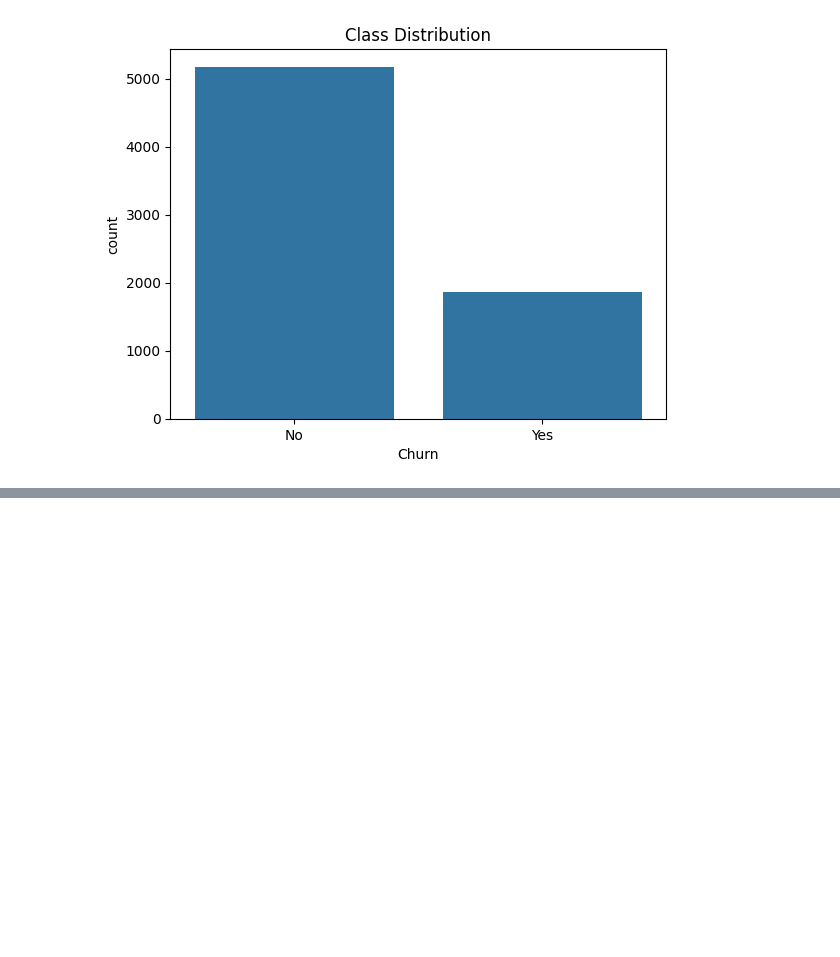
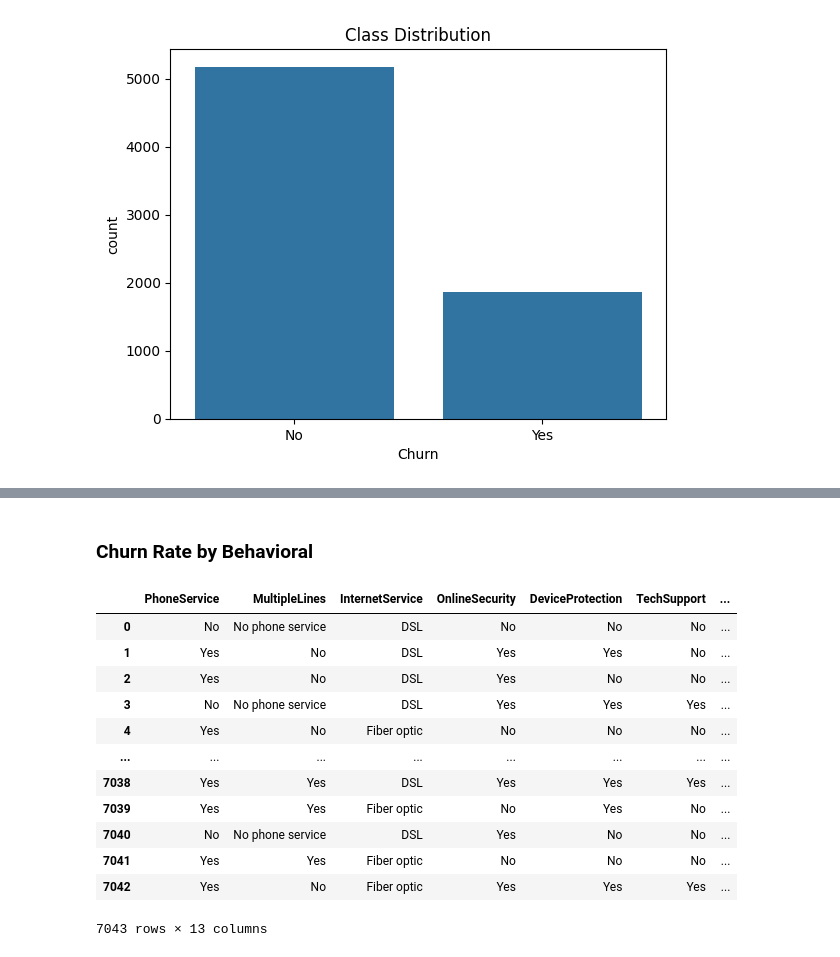
Before and after one commit to vishwajayawickrama/Telco-Customer-Churn-Prediction, a Jupyter notebook: Explorarity_Data_Analysis/1_class_imbalance_analysis.ipynb, the cells around one changed output, grey strips where cells are left out. Cells and saved outputs as stored; diff of their text form; code cells hidden in the pictures; blank space fills up the shorter version.

```diff
--- a/Explorarity_Data_Analysis/1_class_imbalance_analysis.ipynb
+++ b/Explorarity_Data_Analysis/1_class_imbalance_analysis.ipynb
@@ -30,0 +46,13 @@ plt.show()
+# %%
+demographic_features = [
+                            "gender", "SeniorCitizen", "Partner", "Dependents"
+                       ]
+
+behavioral_features = [
+                            "tenure", "PhoneService", "MultipleLines", "InternetService", "OnlineSecurity",
+                            "DeviceProtection", "TechSupport", "StreamingTV", "StreamingMovies", "Contract", "PaperlessBilling"
+                      ]
+
+financial_features = [
+                            "PaymentMethod", "MonthlyCharges", "TotalCharges"
+                     ]
@@ -30,0 +61,4 @@ plt.show()
+# %%
+df['Churn_numeric'] = df['Churn'].map({'Yes': 1, 'No': 0})
+churn_rate_by_demographic = df.groupby(demographic_features)['Churn_numeric'].mean()
+print(churn_rate_by_demographic)
@@ -30,0 +84,27 @@ plt.show()
+# %% [markdown]
+### Churn Rate by Behavioral
+# %%
+df_behavioral = df[behavioral_features + ["Churn"]].copy()
+# Binning Numerical Features
+df_behavioral["tenure_binned"] = pd.cut(
+                                            df_behavioral["tenure"],
+                                            bins=3,
+                                            labels=["Low", "Medium", "High"]
+                                        )
+del df_behavioral["tenure"]
+df_behavioral['Churn_numeric'] = df_behavioral['Churn'].map({'Yes': 1, 'No': 0})
+df_behavioral
+# %% [output]
+|  | PhoneService | MultipleLines | InternetService | OnlineSecurity | DeviceProtection | TechSupport | ... |
+| 0 | No | No phone service | DSL | No | No | No | ... |
+| 1 | Yes | No | DSL | Yes | Yes | No | ... |
+| 2 | Yes | No | DSL | Yes | No | No | ... |
+| 3 | No | No phone service | DSL | Yes | Yes | Yes | ... |
+| 4 | Yes | No | Fiber optic | No | No | No | ... |
+| ... | ... | ... | ... | ... | ... | ... | ... |
+| 7038 | Yes | Yes | DSL | Yes | Yes | Yes | ... |
+| 7039 | Yes | Yes | Fiber optic | No | Yes | No | ... |
+| 7040 | No | No phone service | DSL | Yes | No | No | ... |
+| 7041 | Yes | Yes | Fiber optic | No | No | No | ... |
+| 7042 | Yes | No | Fiber optic | Yes | Yes | Yes | ... |
+7043 rows × 13 columns
```
Also changed, not shown: parts of 9 cells of this notebook.
